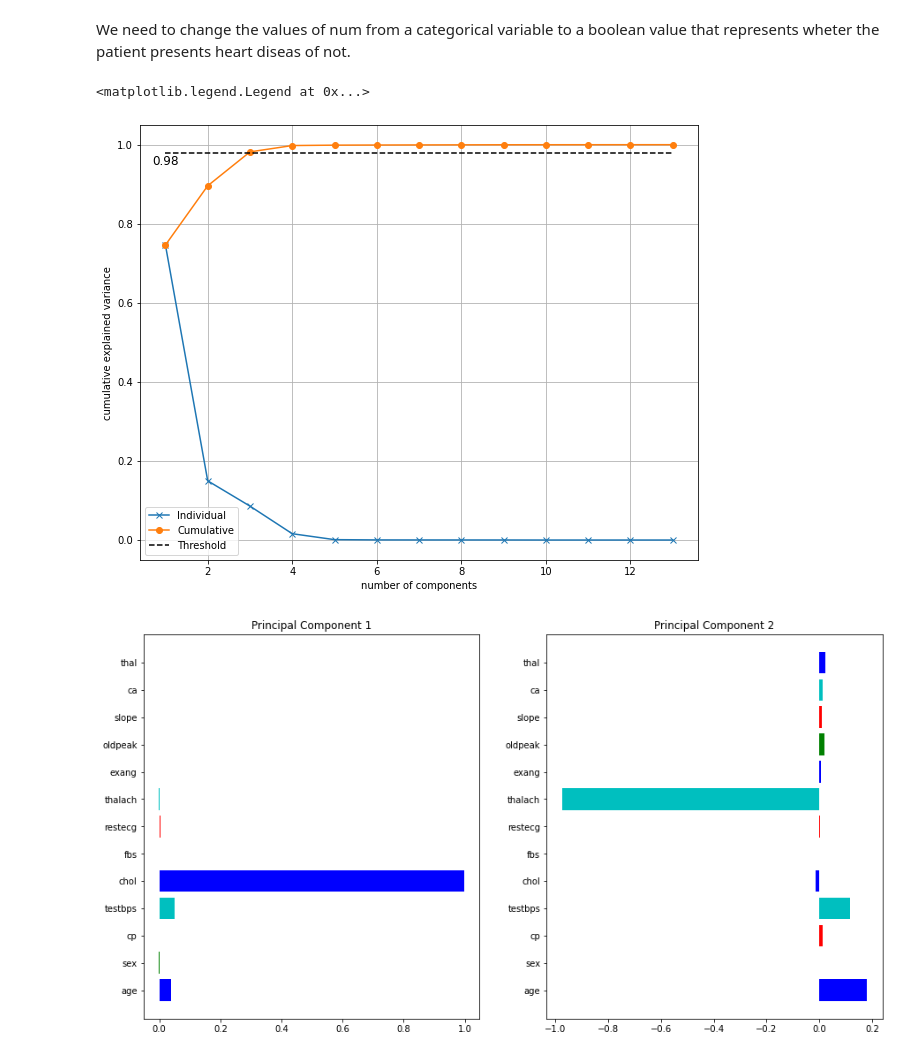
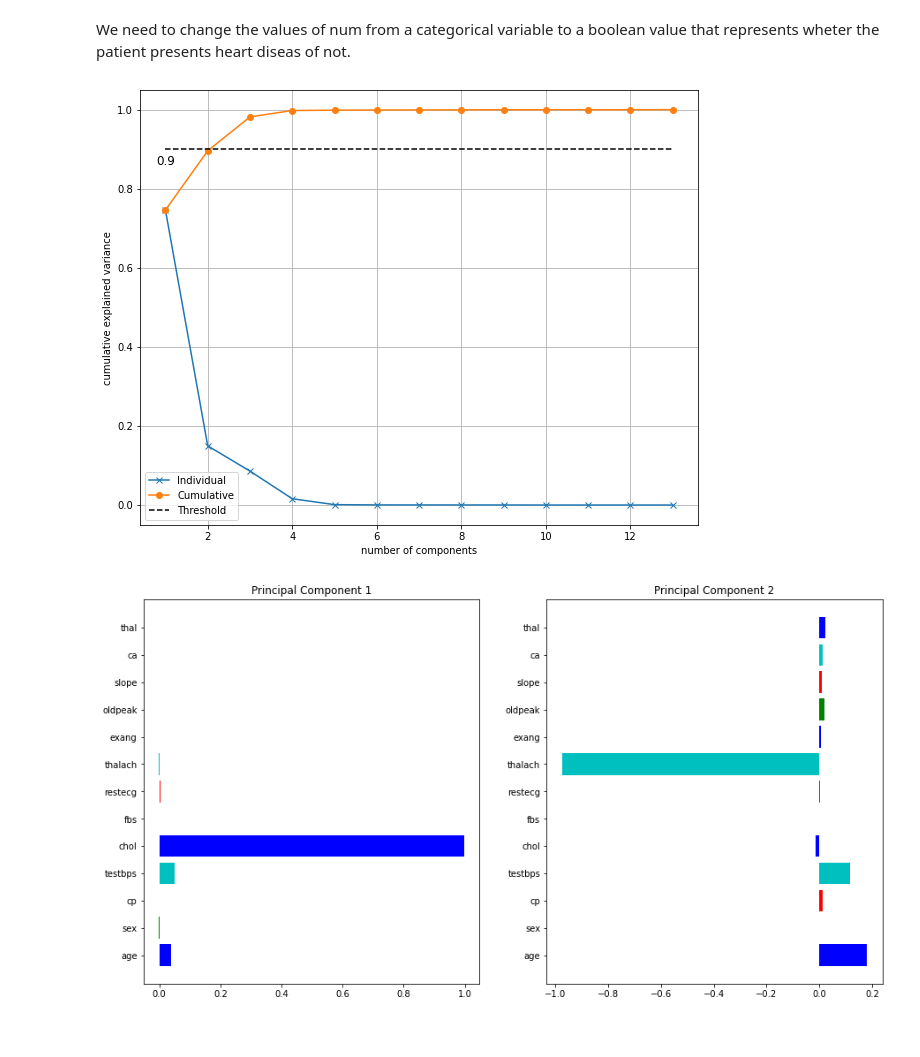
Before and after one commit to WizenPainter/DTU-02450, a Jupyter notebook: project/project.ipynb, the cells around one changed output. Cells and saved outputs as stored; diff of their text form; code cells hidden in the pictures.

```diff
--- a/project/project.ipynb
+++ b/project/project.ipynb
@@ -157,20 +157,20 @@ cleveland.num = [0 if x ==0 else 1 for x in cleveland.num]
 X = cleveland.iloc[:,0:13]
 y = cleveland.iloc[:,13]
 # %%
+thres = 0.9
 plt.figure(figsize=(10,8))
 pca = PCA().fit(X)
 plt.grid(visible=True)
 plt.plot(range(1,len(pca.explained_variance_ratio_)+1), pca.explained_variance_ratio_, 'x-')
 plt.plot(range(1,len(pca.explained_variance_ratio_)+1),np.cumsum(pca.explained_variance_ratio_), 'o-')
-plt.plot([1,len(pca.explained_variance_ratio_)],[0.98, 0.98],'k--')
-plt.text(1, 0.95, "0.98", ha="center", fontsize=12)
+plt.plot([1,len(pca.explained_variance_ratio_)],[thres, thres],'k--')
+plt.text(1, thres-0.04, f"{thres}", ha="center", fontsize=12)
 plt.xlabel('number of components')
 plt.ylabel('cumulative explained variance')
 plt.legend(['Individual','Cumulative','Threshold'])
 plt.show()
 # %% [output]
-<matplotlib.legend.Legend at 0x...>
-[figure, old version]
+[figure, new version]
 # %%
 feature_weights = pca.components_
 fig, (ax1,ax2) = plt.subplots(1,2, figsize=(15, 8))
```
Also changed, not shown: parts of 11 cells of this notebook, 6 other files.
